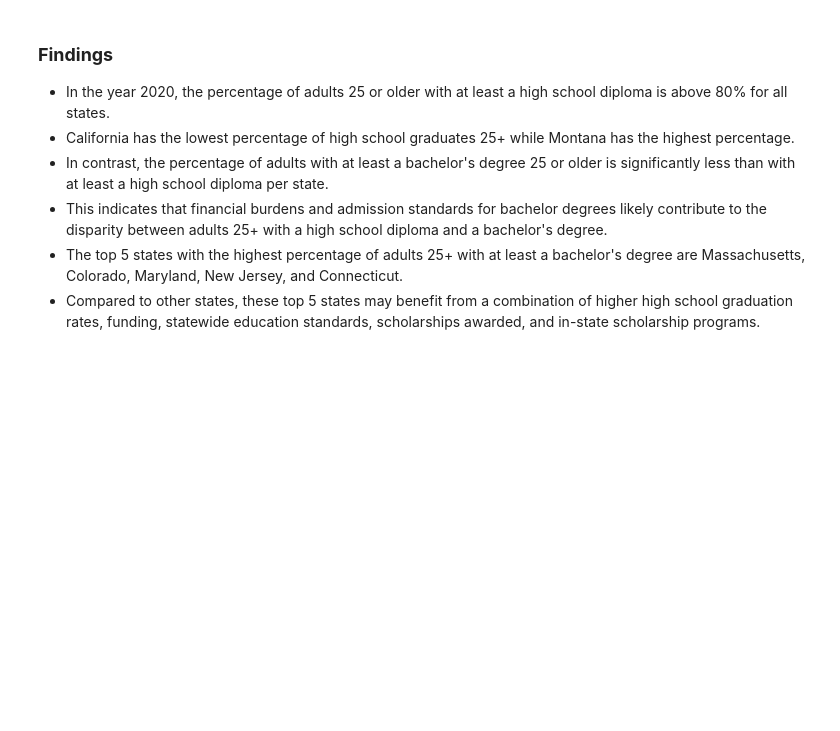
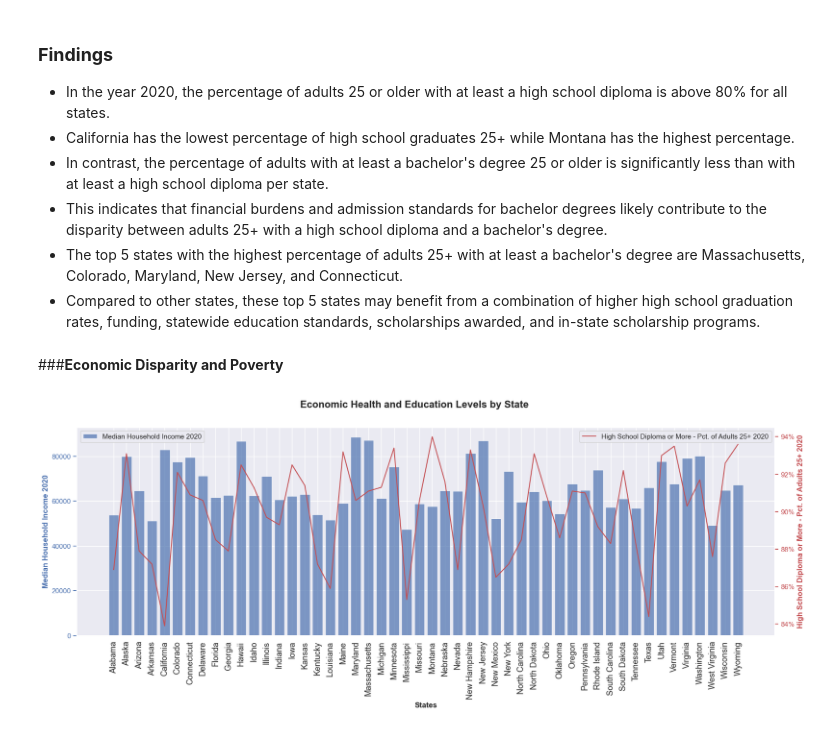
Before and after one commit to Tyler-KD/entering-the-us-market, a Jupyter notebook: entering_the_us_market.ipynb, the cells around one changed output. Saved outputs shown, nothing was run; the diff lists cells and outputs as text; code cells hidden in the pictures; blank space fills up the shorter version.

```diff
--- a/entering_the_us_market.ipynb
+++ b/entering_the_us_market.ipynb
@@ -286,3 +290,35 @@ plt.show()
 * This indicates that financial burdens and admission standards for bachelor degrees likely contribute to the disparity between adults 25+ with a high school diploma and a bachelor's degree.
 * The top 5 states with the highest percentage of adults 25+ with at least a bachelor's degree are Massachusetts, Colorado, Maryland, New Jersey, and Connecticut.
 * Compared to other states, these top 5 states may benefit from a combination of higher high school graduation rates, funding, statewide education standards, scholarships awarded, and in-state scholarship programs.
+# %% [markdown]
+###**Economic Disparity and Poverty**
+# %%
+# Identify patterns in infrastructure and development that correlate with economic health, demographic makeup, and education levels, highlighting states with similar characteristics for targeted development or investment. Use a combination plot - bar and line graph to visualize this study
+fig, ax1 = plt.subplots(figsize=(20, 6))
+
+# Bar plot for median household income
+ax1.bar(df["State"], df["Median Household Income 2020"], color="b", alpha=0.7, label="Median Household Income 2020")
+ax1.set_xlabel("States", fontweight = "bold")
+ax1.set_ylabel("Median Household Income 2020", color="b", fontweight = "bold")
+ax1.tick_params(axis="x", rotation=90, labelsize = 13)
+ax1.tick_params(axis="y", colors="b")
+
+# Line plot for high school diploma or more percentage
+ax2 = ax1.twinx()
+ax2.plot(df["State"], df["High School Diploma or More - Pct. of Adults 25+ 2020"], color="r", label="High School Diploma or More - Pct. of Adults 25+ 2020")
+ax2.set_ylabel("High School Diploma or More - Pct. of Adults 25+ 2020", color="r", fontweight = "bold")
+# Set y-axis tick labels to percentages
+ax2.set_yticklabels([f"{x:.0%}" for x in ax2.get_yticks()])
+ax2.tick_params(axis="y", colors="r")
+
+# Disable the grid lines for ax2
+ax2.grid(False)
+
+# Title and legend
+fig.suptitle("Economic Health and Education Levels by State", fontsize = 16, fontweight = "bold")
+ax1.legend(loc="upper left")
+ax2.legend(loc="upper right")
+
+plt.show()
+# %% [output]
+[figure, added]
```
Also changed, not shown: parts of 14 cells of this notebook.
